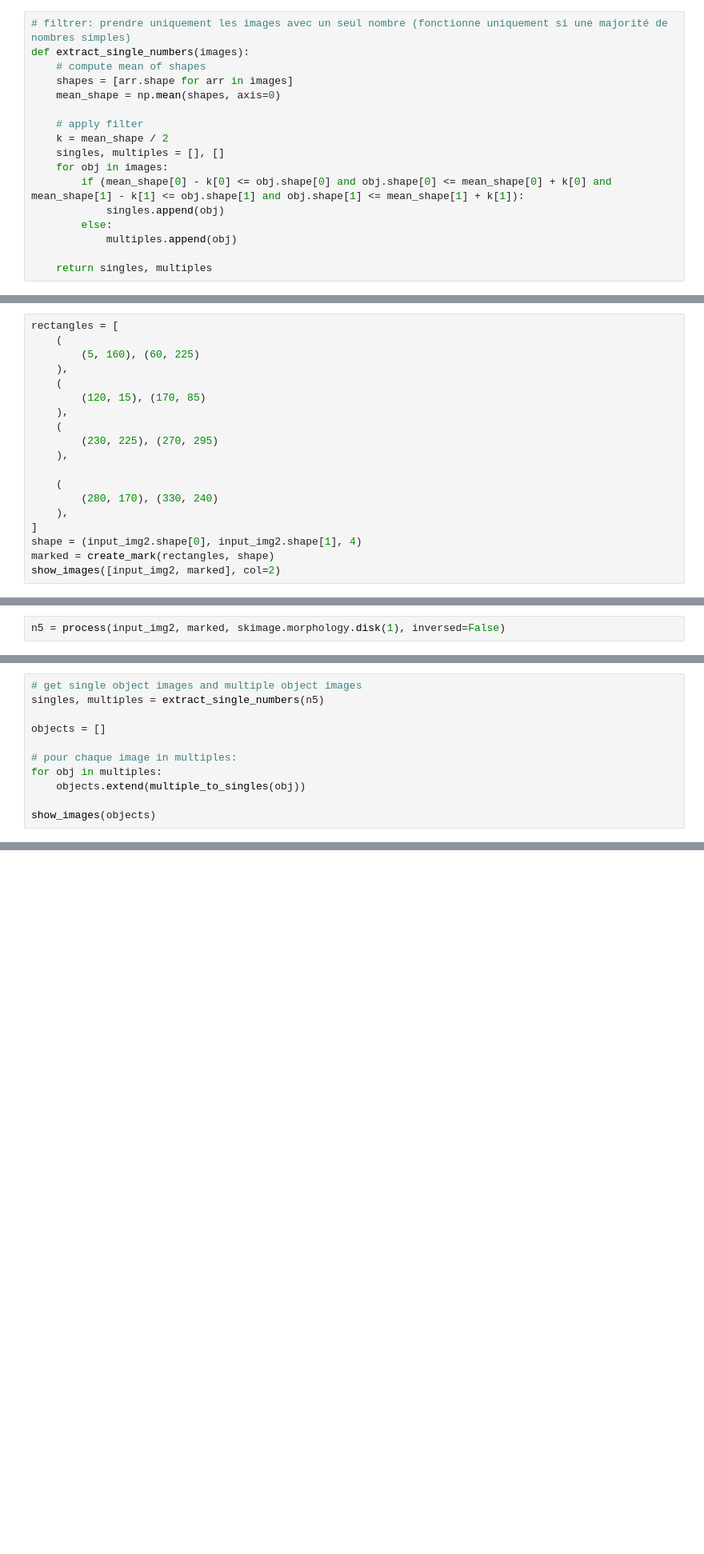
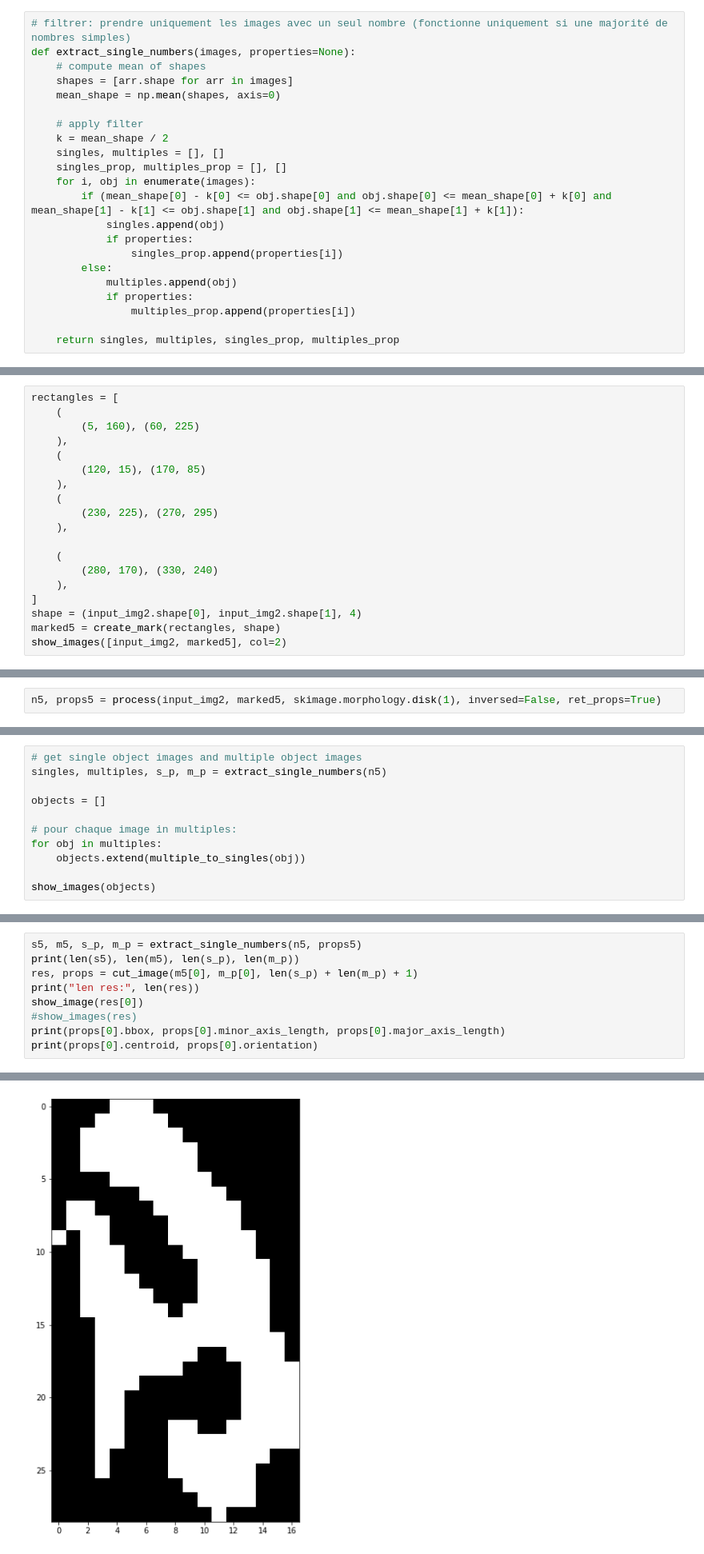
Before and after one commit to AudranDoublet/jacoubet_map_number_detection, a Jupyter notebook: Segmentation.ipynb, the cells around one changed output, grey strips where cells are left out. Shown: that part at 80% size. Drawn from its saved outputs; the diff is of its cells as text; blank space fills up the shorter version.

Commit message:
segmentation: cut images if multiple numbers (update properties done)

```diff
--- a/Segmentation.ipynb
+++ b/Segmentation.ipynb
@@ -193,7 +193,7 @@ def transpose_objects(objects):
     return new_objects
 # %%
 # filtrer: prendre uniquement les images avec un seul nombre (fonctionne uniquement si une majorité de nombres simples)
-def extract_single_numbers(images):
+def extract_single_numbers(images, properties=None):
     # compute mean of shapes
     shapes = [arr.shape for arr in images]
     mean_shape = np.mean(shapes, axis=0)
@@ -201,13 +201,18 @@ def extract_single_numbers(images):
     # apply filter
     k = mean_shape / 2
     singles, multiples = [], []
-    for obj in images:
+    singles_prop, multiples_prop = [], []
+    for i, obj in enumerate(images):
         if (mean_shape[0] - k[0] <= obj.shape[0] and obj.shape[0] <= mean_shape[0] + k[0] and mean_shape[1] - k[1] <= obj.shape[1] and obj.shape[1] <= mean_shape[1] + k[1]):
             singles.append(obj)
+            if properties:
+                singles_prop.append(properties[i])
         else:
             multiples.append(obj)
+            if properties:
+                multiples_prop.append(properties[i])
 
-    return singles, multiples
+    return singles, multiples, singles_prop, multiples_prop
 # %%
 def turn_image(img): # turn if 3/4 * x > y
     if img.shape[0] < img.shape[1] * 0.75:
@@ -474,8 +479,8 @@ rectangles = [
     ),
 ]
 shape = (input_img2.shape[0], input_img2.shape[1], 4)
-marked = create_mark(rectangles, shape)
-show_images([input_img2, marked], col=2)
+marked5 = create_mark(rectangles, shape)
+show_images([input_img2, marked5], col=2)
 # %% [output]
 [figure]
 # %%
@@ -489,7 +494,7 @@ show_image(closed)
 # %% [output]
 [figure]
 # %%
-n5 = process(input_img2, marked, skimage.morphology.disk(1), inversed=False)
+n5, props5 = process(input_img2, marked5, skimage.morphology.disk(1), inversed=False, ret_props=True)
 # %% [output]
 [figure]
 # %%
@@ -593,7 +598,7 @@ def multiple_to_singles(original_img):
     return []
 # %%
 # get single object images and multiple object images
-singles, multiples = extract_single_numbers(n5)
+singles, multiples, s_p, m_p = extract_single_numbers(n5)
 
 objects = []
 
@@ -795,0 +873,10 @@ show_images(multiple_to_singles2(s5, m5))
+# %%
+s5, m5, s_p, m_p = extract_single_numbers(n5, props5)
+print(len(s5), len(m5), len(s_p), len(m_p))
+res, props = cut_image(m5[0], m_p[0], len(s_p) + len(m_p) + 1)
+print("len res:", len(res))
+show_image(res[0])
+#show_images(res)
+print(props[0].bbox, props[0].minor_axis_length, props[0].major_axis_length)
+print(props[0].centroid, props[0].orientation)
+# %% [output]
@@ -795,0 +887 @@ show_images(multiple_to_singles2(s5, m5))
+[figure, added]
```
Also changed, not shown: parts of 10 cells of this notebook, 1 other file.
